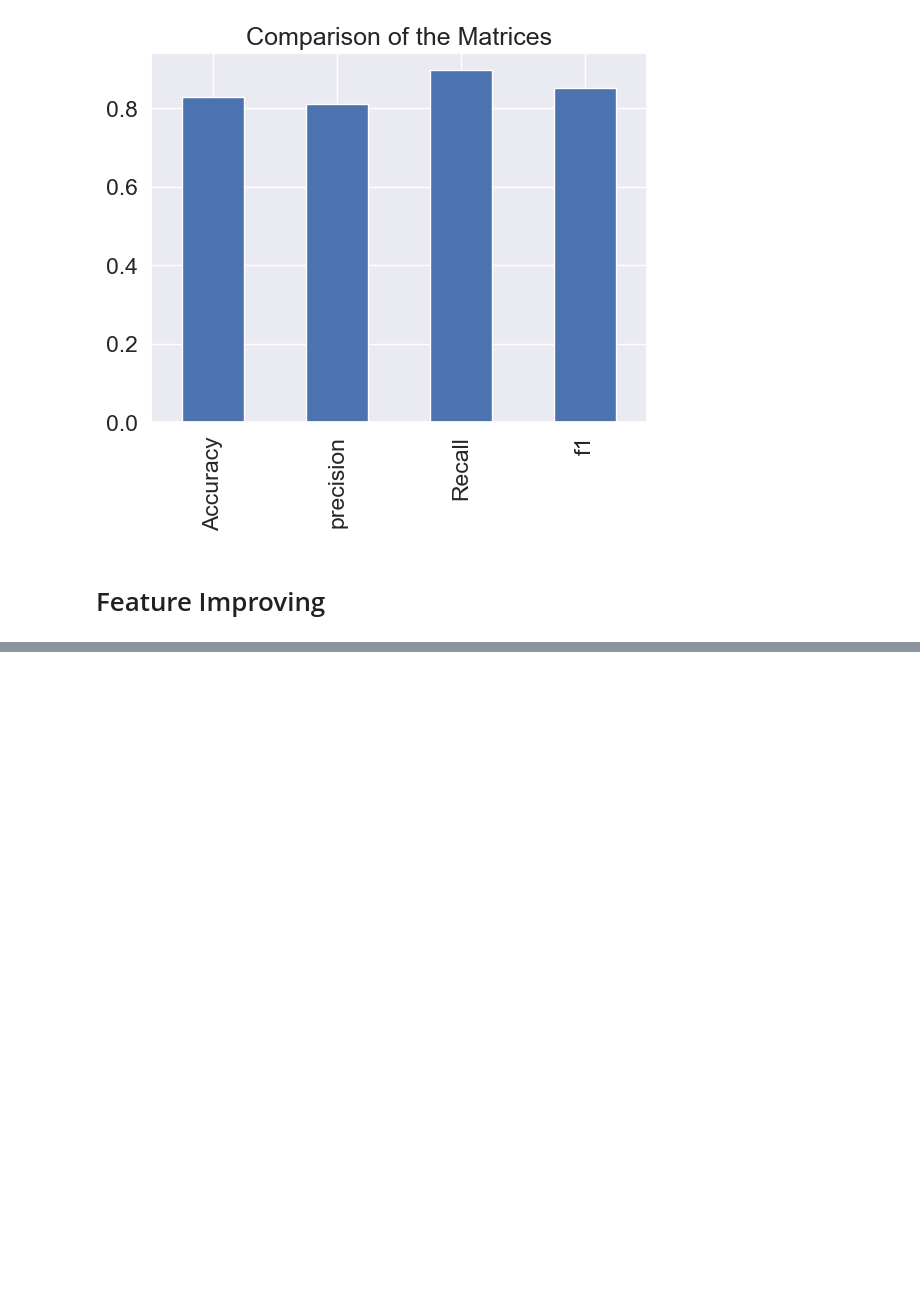
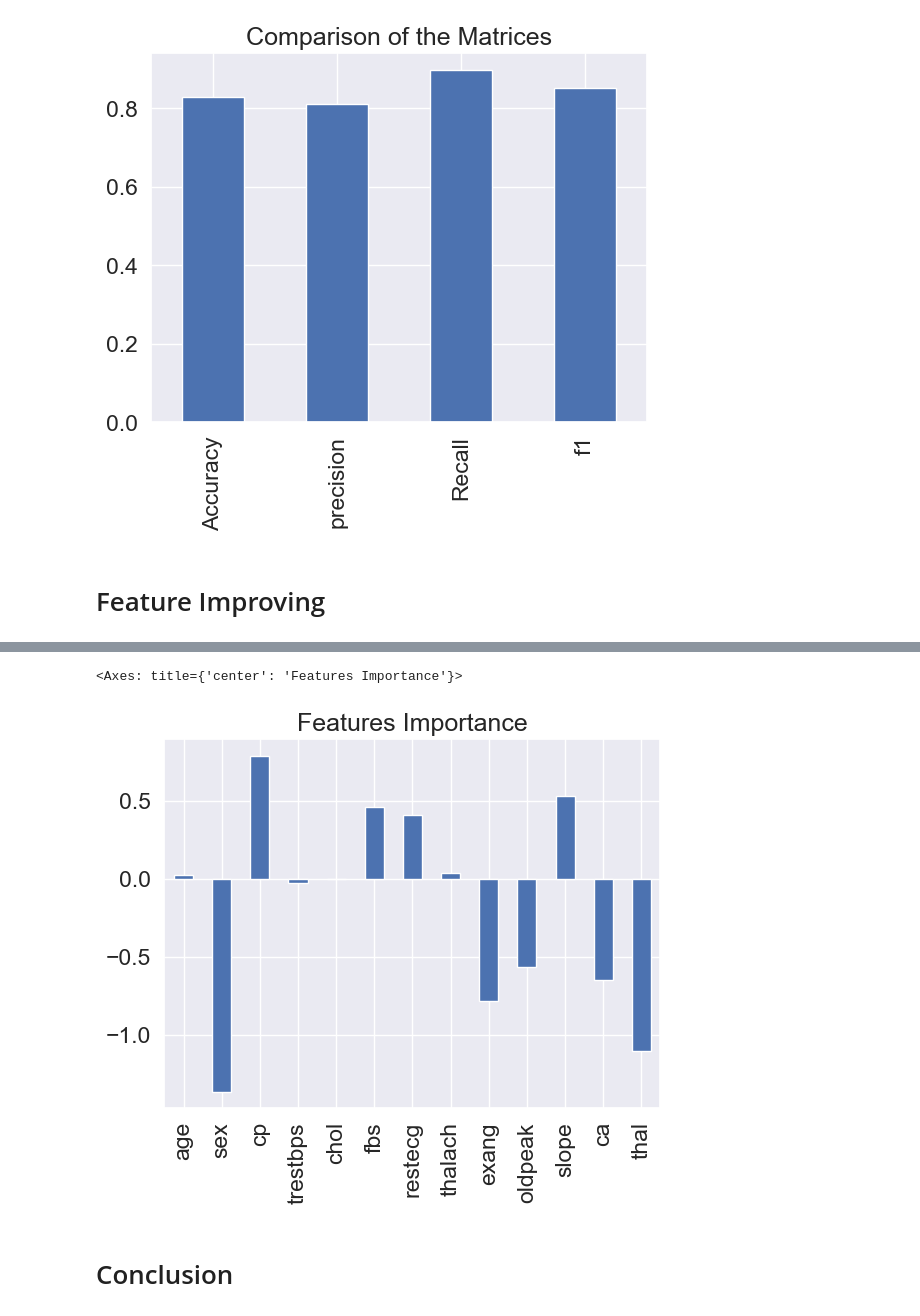
Before and after one commit to Imranali255/Data-Science-ML-Projects, a Jupyter notebook: cardio_project_1.ipynb, the cells around one changed output, grey strips where cells are left out. Saved outputs shown, nothing was run; the diff lists cells and outputs as text; code cells hidden in the pictures; blank space fills up the shorter version.

```diff
--- a/cardio_project_1.ipynb
+++ b/cardio_project_1.ipynb
@@ -705,0 +722,4 @@ cv_plot.T.plot.bar(title="Comparison of the Matrices",
+# %%
+# Check coefficient
+lr.fit(X_train,y_train)
+lr.coef_
@@ -705,0 +730,3 @@ cv_plot.T.plot.bar(title="Comparison of the Matrices",
+# %%
+final_coef = dict(zip(df.columns,list(lr.coef_[0])))
+final_coef
@@ -705,0 +747,8 @@ cv_plot.T.plot.bar(title="Comparison of the Matrices",
+# %%
+features = pd.DataFrame(final_coef,index=[0])
+features.T.plot.bar(title="Features Importance",legend=False)
+# %% [output]
+<Axes: title={'center': 'Features Importance'}>
+[figure, added]
+# %% [markdown]
+# Conclusion
```
Also changed, not shown: parts of 6 cells of this notebook, 1 other file.
